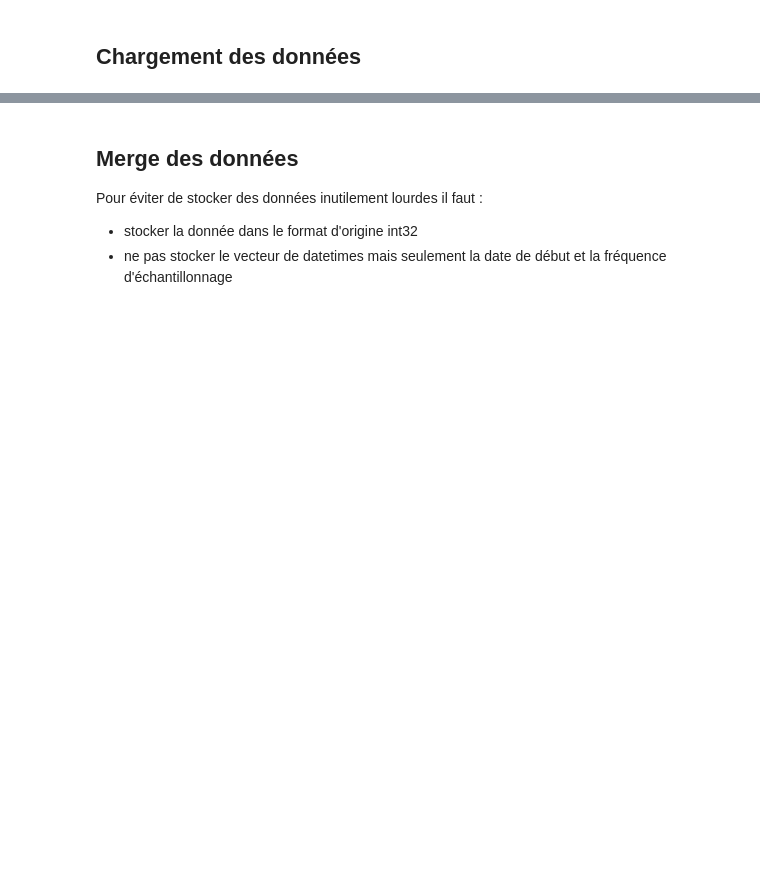
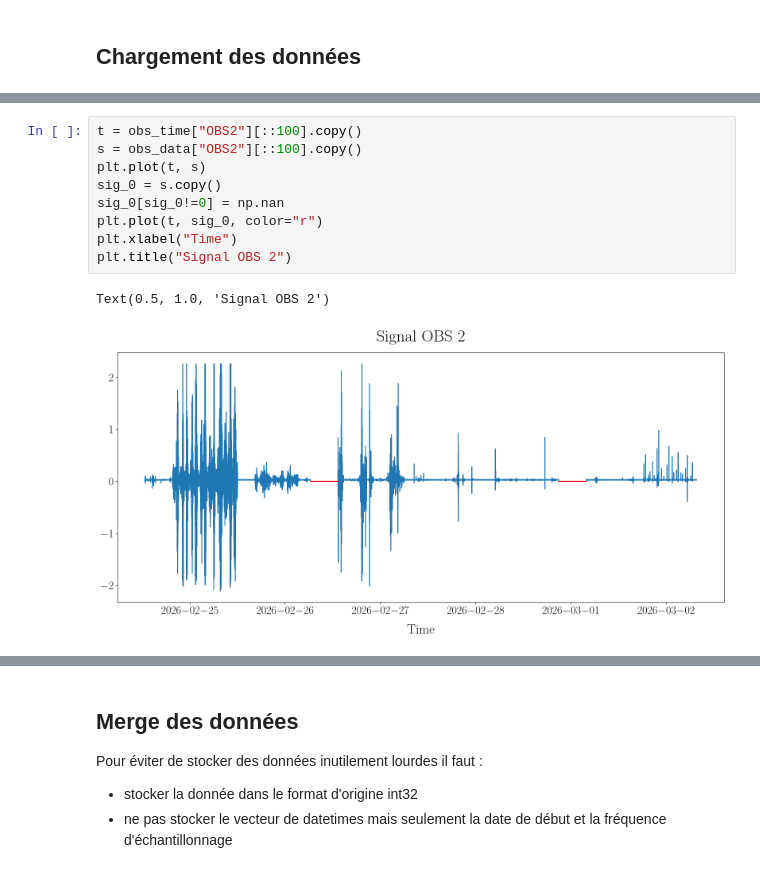
Before and after one commit to BaptisteMGit/ubf_tools, a Jupyter notebook: real_data_analysis/acouplane/src/preprocess_acouplane_data.ipynb, the cells around one changed output, grey strips where cells are left out. Saved outputs shown, nothing was run; the diff lists cells and outputs as text; blank space fills up the shorter version.

```diff
--- a/real_data_analysis/acouplane/src/preprocess_acouplane_data.ipynb
+++ b/real_data_analysis/acouplane/src/preprocess_acouplane_data.ipynb
@@ -608,2 +699,14 @@ obs_data
+# %%
+t = obs_time["OBS2"][::100].copy()
+s = obs_data["OBS2"][::100].copy()
+plt.plot(t, s)
+sig_0 = s.copy()
+sig_0[sig_0!=0] = np.nan
+plt.plot(t, sig_0, color="r")
+plt.xlabel("Time")
+plt.title("Signal OBS 2")
+# %% [output]
+Text(0.5, 1.0, 'Signal OBS 2')
+[figure, added]
 # %%
 obs_time
```
Also changed, not shown: parts of 15 cells of this notebook, 4 other files.
